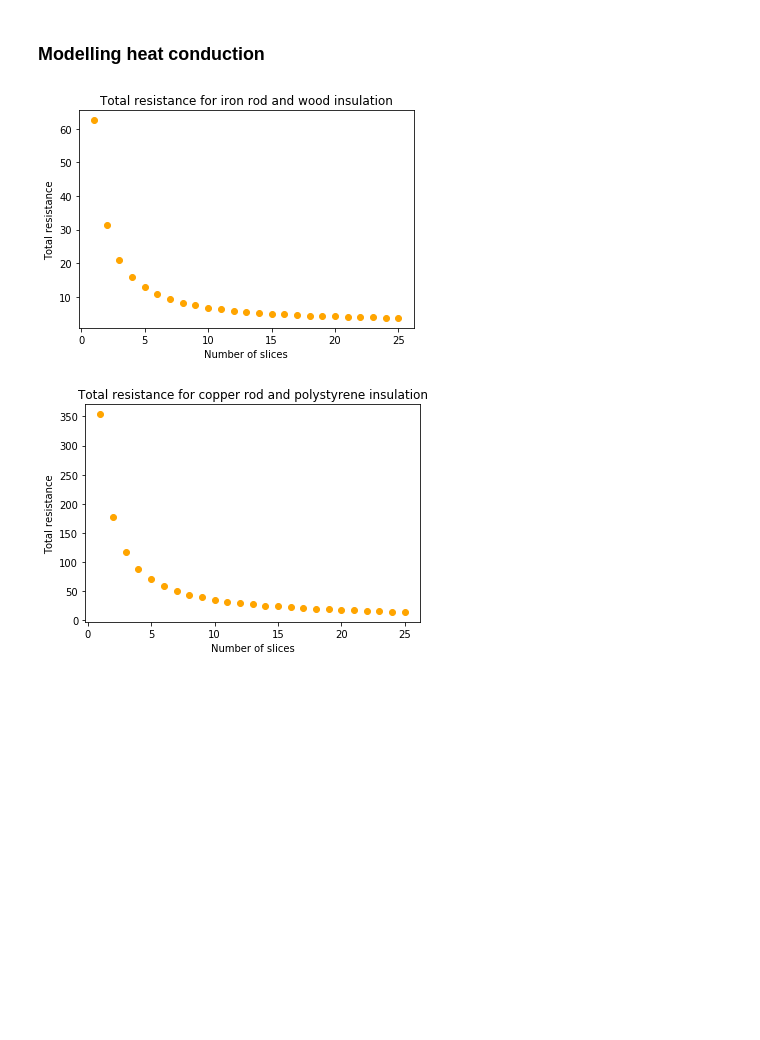
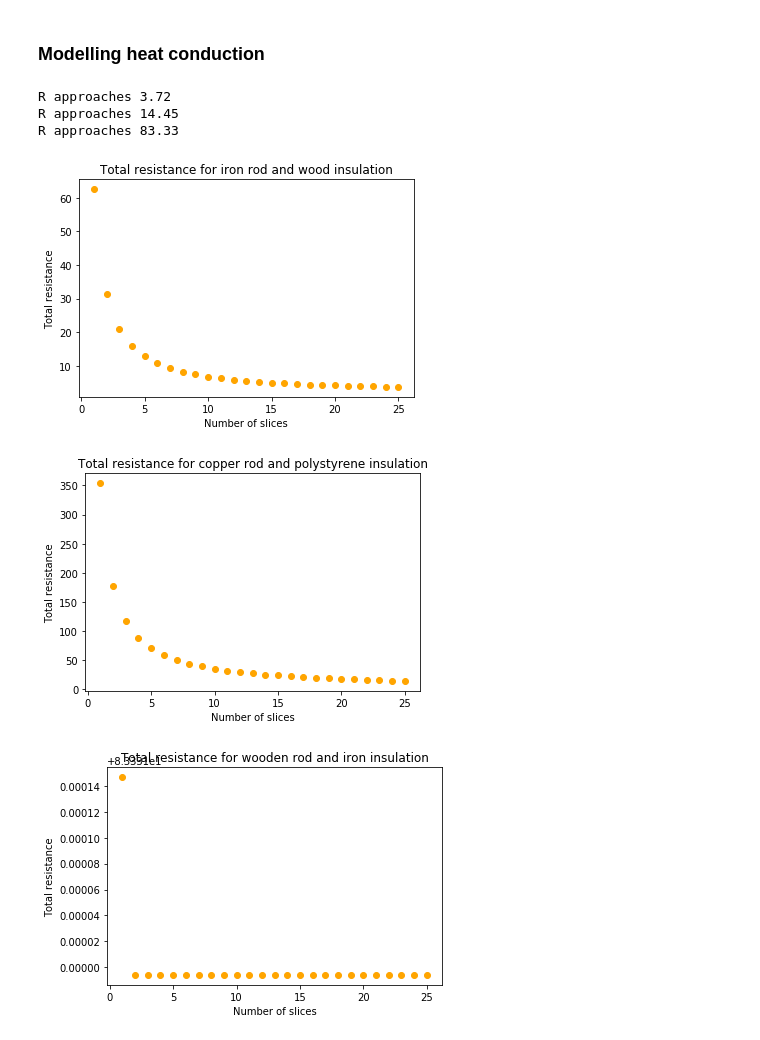
Before and after one commit to stine-fohrmann/Physical-Modelling, a Jupyter notebook: Experiment_1_Kirchhoff_Ohm.ipynb, the cells around one changed output. Saved outputs shown, nothing was run; the diff lists cells and outputs as text; code cells hidden in the pictures; blank space fills up the shorter version.

Commit message:
added wooden rod again

```diff
--- a/Experiment_1_Kirchhoff_Ohm.ipynb
+++ b/Experiment_1_Kirchhoff_Ohm.ipynb
@@ -121,30 +121,45 @@ def compute_total_resistance(sigma_rod, sigma_insulation):
 
     # Computing resistances for several links
     R_tot_array = [R_tot_1]
     R_tot_prev = R_tot_1
     for i in range(N - 1):
         R_tot_N = R_1 + 1 / (1 / R_2 + 1 / R_tot_prev)
         R_tot_prev = R_tot_N
         R_tot_array.append(R_tot_N)
 
     return R_tot_array
 
 R_total_1 = compute_total_resistance(sigma_fe, sigma_wood)
 R_total_2 = compute_total_resistance(sigma_cu, sigma_polystyrene)
+R_total_3 = compute_total_resistance(sigma_wood, sigma_fe)
+
+print(f'R approaches {round(R_total_1[-1],2)}')
+print(f'R approaches {round(R_total_2[-1],2)}')
+print(f'R approaches {round(R_total_3[-1],2)}')
 
 # Plot resistance against number of links
 plot1 = plt.figure(1)
 plt.plot(slices, R_total_1, 'o', color='orange')
 plt.title('Total resistance for iron rod and wood insulation')
 plt.xlabel('Number of slices')
 plt.ylabel('Total resistance')
 
 plot2 = plt.figure(2)
 plt.plot(slices, R_total_2, 'o', color='orange')
 plt.title('Total resistance for copper rod and polystyrene insulation')
 plt.xlabel('Number of slices')
 plt.ylabel('Total resistance')
+
+plot2 = plt.figure(3)
+plt.plot(slices, R_total_3, 'o', color='orange')
+plt.title('Total resistance for wooden rod and iron insulation')
+plt.xlabel('Number of slices')
+plt.ylabel('Total resistance')
 plt.show()
 # %% [output]
+R approaches 3.72
+R approaches 14.45
+R approaches 83.33
 [figure]
 [figure]
+[figure, added]
```
